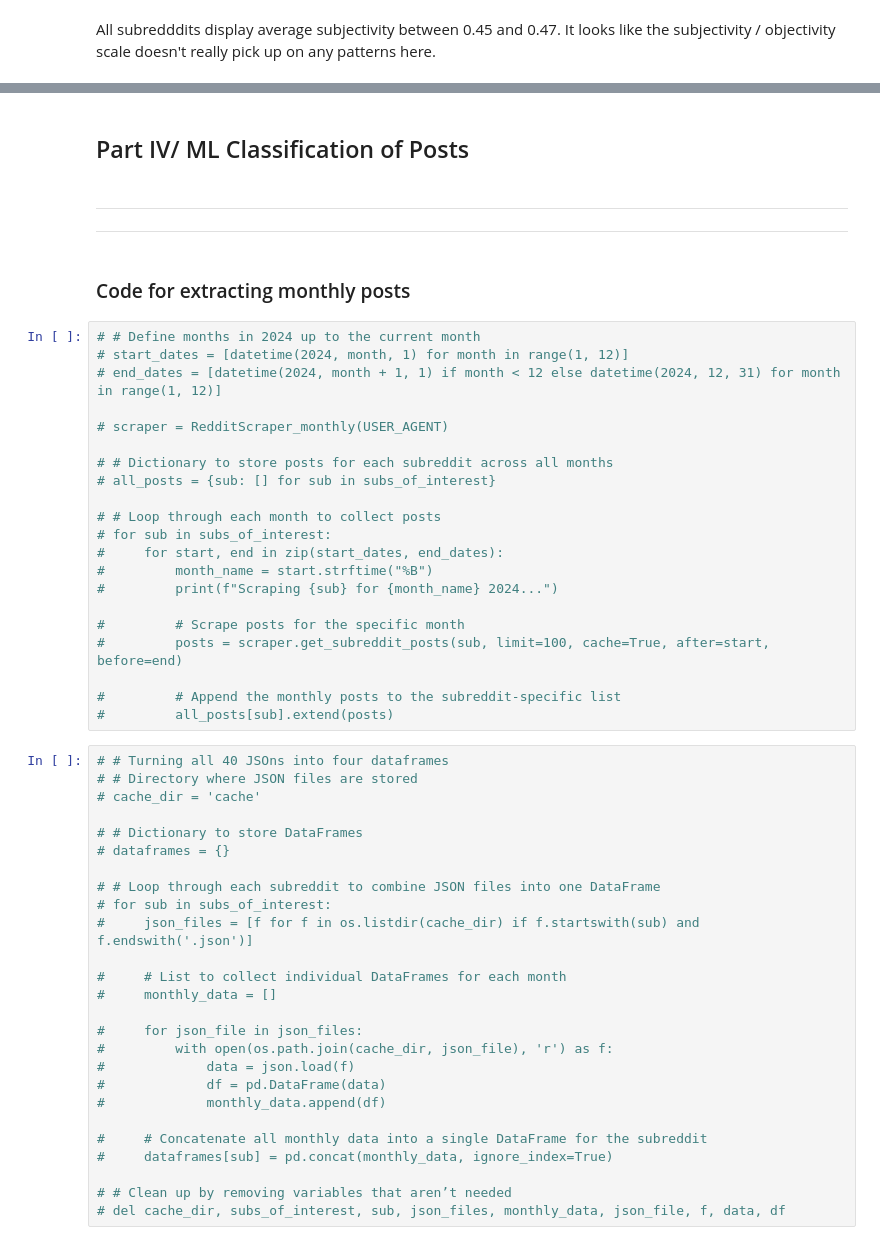
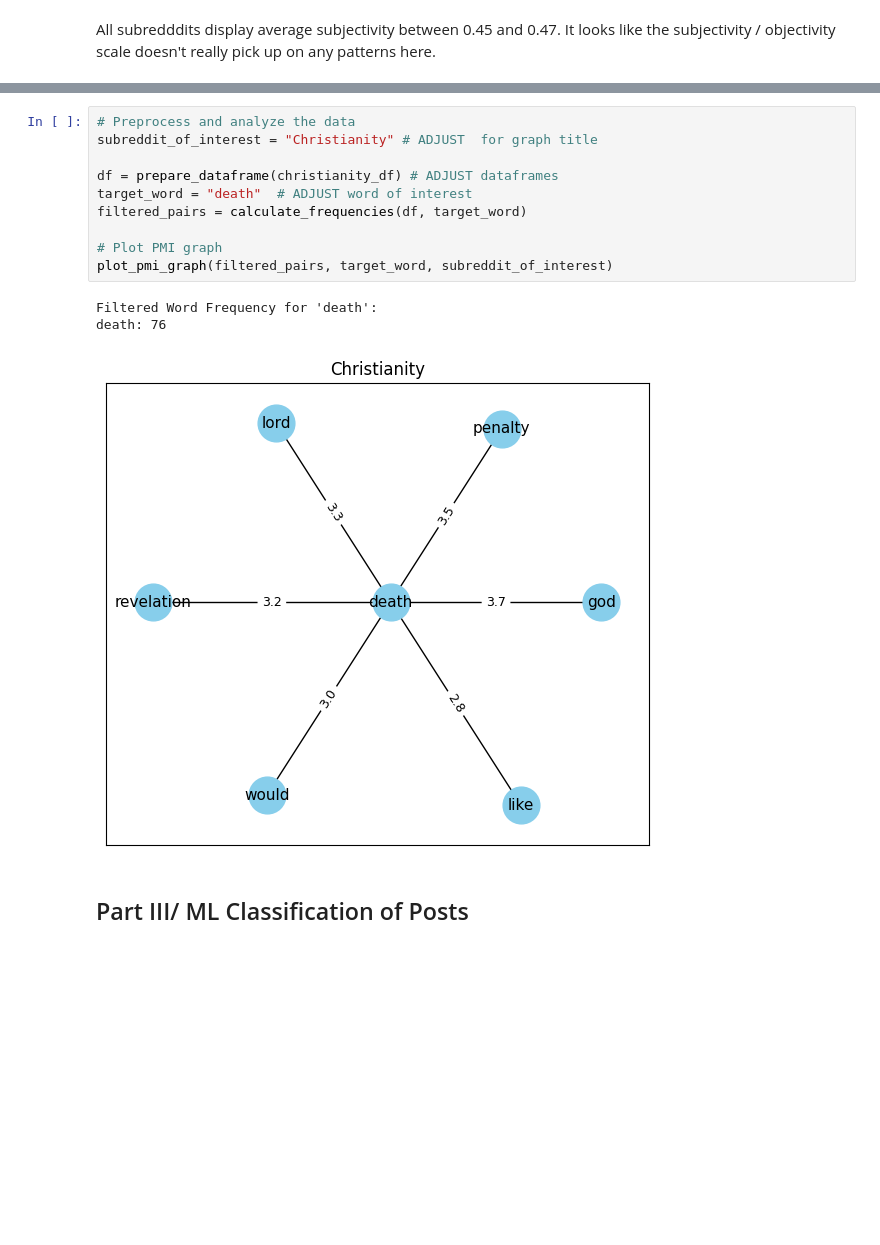
Before and after one commit to gianjaeger/Religious-subreddit-analysis, a Jupyter notebook: RedditTextAnalysis.ipynb, the cells around one changed output, grey strips where cells are left out. Drawn from its saved outputs; the diff is of its cells as text; blank space fills up the shorter version.

Commit message:
added utils and cells for word associations

```diff
--- a/RedditTextAnalysis.ipynb
+++ b/RedditTextAnalysis.ipynb
@@ -291,54 +299,16 @@ All subredddits display average subjectivity between 0.45 and 0.47. It looks lik
+# %%
+# Preprocess and analyze the data
+subreddit_of_interest = "Christianity" # ADJUST  for graph title
+
+df = prepare_dataframe(christianity_df) # ADJUST dataframes
+target_word = "death"  # ADJUST word of interest
+filtered_pairs = calculate_frequencies(df, target_word)
+
+# Plot PMI graph
+plot_pmi_graph(filtered_pairs, target_word, subreddit_of_interest)
+# %% [output]
+Filtered Word Frequency for 'death':
+death: 76
+[figure, added]
 # %% [markdown]
-## Part IV/ ML Classification of Posts
+## Part III/ ML Classification of Posts
-# %% [markdown]
-------
-------
-# %% [markdown]
-### Code for extracting monthly posts
-# %%
-# # Define months in 2024 up to the current month
-# start_dates = [datetime(2024, month, 1) for month in range(1, 12)]
-# end_dates = [datetime(2024, month + 1, 1) if month < 12 else datetime(2024, 12, 31) for month in range(1, 12)]
-
-# scraper = RedditScraper_monthly(USER_AGENT)
-
-# # Dictionary to store posts for each subreddit across all months
-# all_posts = {sub: [] for sub in subs_of_interest}
-
-# # Loop through each month to collect posts
-# for sub in subs_of_interest:
-#     for start, end in zip(start_dates, end_dates):
-#         month_name = start.strftime("%B")
-#         print(f"Scraping {sub} for {month_name} 2024...")
-
-#         # Scrape posts for the specific month
-#         posts = scraper.get_subreddit_posts(sub, limit=100, cache=True, after=start, before=end)
-
-#         # Append the monthly posts to the subreddit-specific list
-#         all_posts[sub].extend(posts)
-# %%
-# # Turning all 40 JSOns into four dataframes
-# # Directory where JSON files are stored
-# cache_dir = 'cache'
-
-# # Dictionary to store DataFrames
-# dataframes = {}
-
-# # Loop through each subreddit to combine JSON files into one DataFrame
-# for sub in subs_of_interest:
-#     json_files = [f for f in os.listdir(cache_dir) if f.startswith(sub) and f.endswith('.json')]
-
-#     # List to collect individual DataFrames for each month
-#     monthly_data = []
-
-#     for json_file in json_files:
-#         with open(os.path.join(cache_dir, json_file), 'r') as f:
-#             data = json.load(f)
-#             df = pd.DataFrame(data)
-#             monthly_data.append(df)
-
-#     # Concatenate all monthly data into a single DataFrame for the subreddit
-#     dataframes[sub] = pd.concat(monthly_data, ignore_index=True)
-
-# # Clean up by removing variables that aren’t needed
-# del cache_dir, subs_of_interest, sub, json_files, monthly_data, json_file, f, data, df
```
Also changed, not shown: parts of 19 cells of this notebook, 2 other files.
